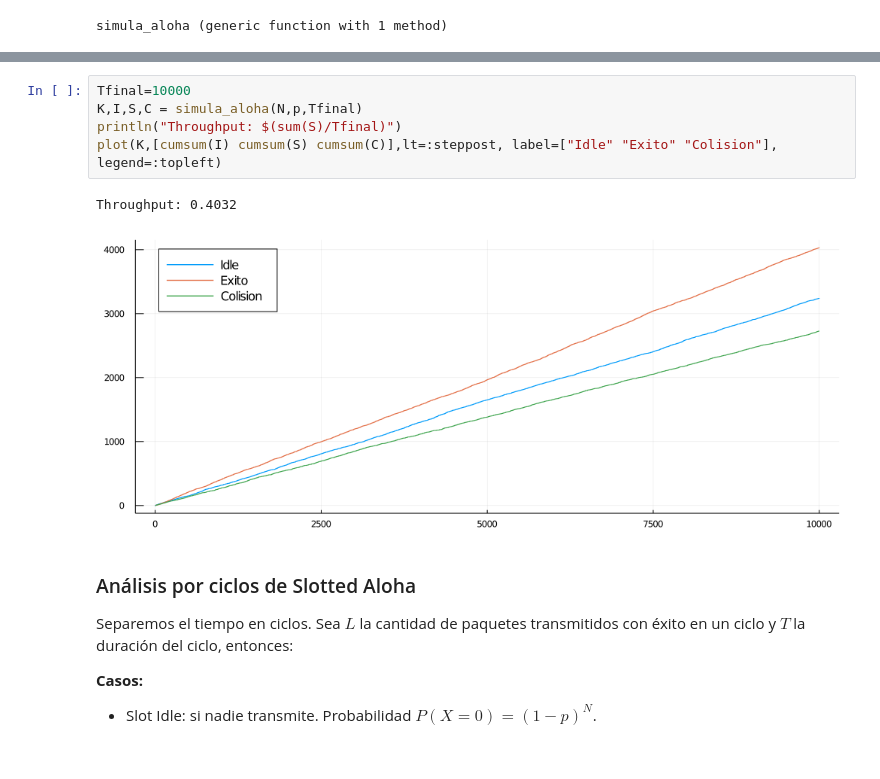
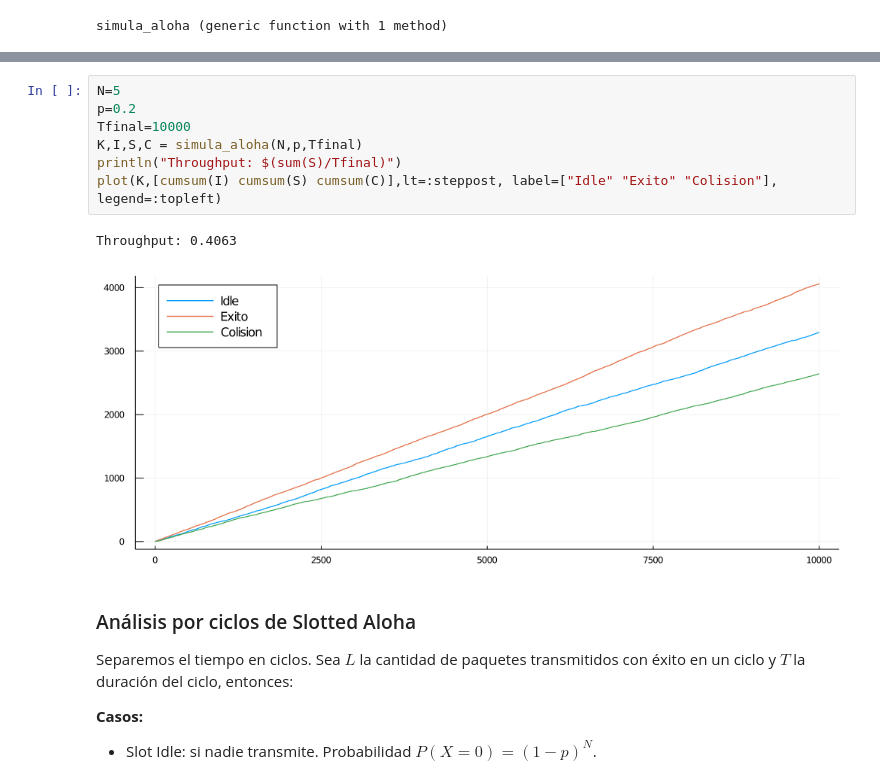
Before and after one commit to aferragu/analisisderedes, a Jupyter notebook: Control de acceso al medio.ipynb, the cells around one changed output, grey strips where cells are left out. Saved outputs shown, nothing was run; the diff lists cells and outputs as text.

```diff
--- a/Control de acceso al medio.ipynb
+++ b/Control de acceso al medio.ipynb
@@ -263,11 +263,13 @@ plot(K,[I S C], lt=:stem,marker=:circle, label=["Idle" "Exito" "Colision"],ylim=
 # %%
+N=5
+p=0.2
 Tfinal=10000
 K,I,S,C = simula_aloha(N,p,Tfinal)
 println("Throughput: $(sum(S)/Tfinal)")
 plot(K,[cumsum(I) cumsum(S) cumsum(C)],lt=:steppost, label=["Idle" "Exito" "Colision"], legend=:topleft)
 # %% [output]
-Throughput: 0.4032
+Throughput: 0.4063
-[figure, old version]
+[figure, new version]
 # %% [markdown]
 ### Análisis por ciclos de Slotted Aloha
 
```
Also changed, not shown: parts of 6 cells of this notebook.
